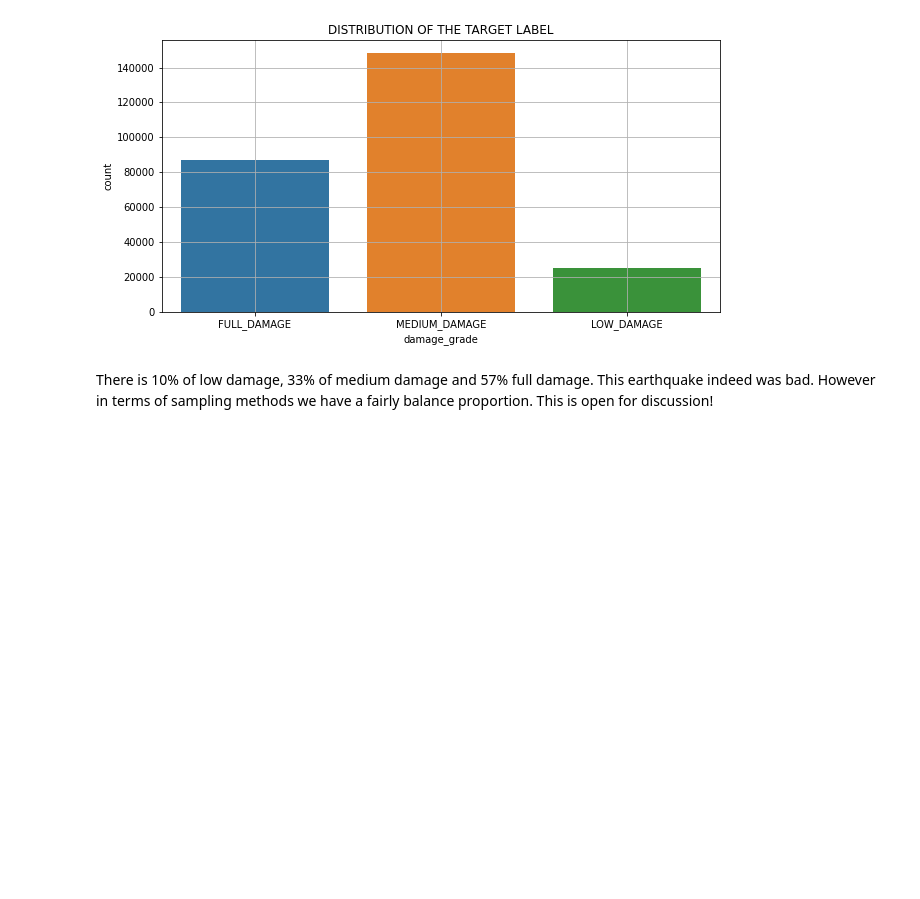
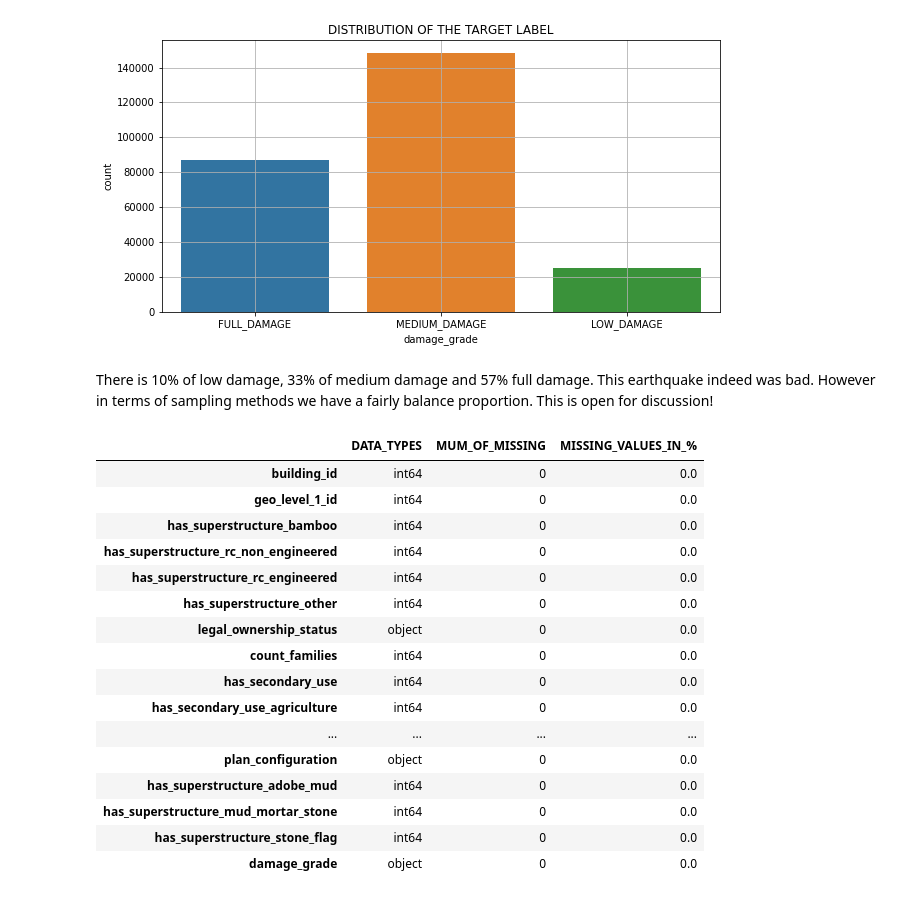
Before and after one commit to BhekiMabheka/Competitions, a Jupyter notebook: Predicting_Earthquake_Damage.ipynb, the cells around one changed output. Saved outputs shown, nothing was run; the diff lists cells and outputs as text; code cells hidden in the pictures; blank space fills up the shorter version.

```diff
--- a/Predicting_Earthquake_Damage.ipynb
+++ b/Predicting_Earthquake_Damage.ipynb
@@ -94,3 +90,31 @@ Name: damage_grade, dtype: float64
 [figure]
 # %% [markdown]
 There is 10% of low damage, 33% of medium damage and 57% full damage. This earthquake indeed was bad. However in terms of sampling methods we have a fairly balance proportion. This is open for discussion!
+# %%
+def check_missing(df):
+  missing_df =  pd.DataFrame(data = df.isnull().sum(), columns = ['MUM_OF_MISSING'])
+  data_types =  pd.DataFrame(df.dtypes, columns = ["DATA_TYPES"])
+  percent    =  pd.DataFrame(data = df.isnull().sum()/ df.isnull().count(), columns = ["MISSING_VALUES_IN_%"])
+  check_df   =  pd.concat([data_types, missing_df, percent], axis = 1).sort_values(by = 'MUM_OF_MISSING', ascending = False)
+  return check_df
+
+# Invoke(call) the function
+check_missing(df = train_df)
+# %% [output]
+|  | DATA_TYPES | MUM_OF_MISSING | MISSING_VALUES_IN_% |
+| building_id | int64 | 0 | 0.0 |
+| geo_level_1_id | int64 | 0 | 0.0 |
+| has_superstructure_bamboo | int64 | 0 | 0.0 |
+| has_superstructure_rc_non_engineered | int64 | 0 | 0.0 |
+| has_superstructure_rc_engineered | int64 | 0 | 0.0 |
+| has_superstructure_other | int64 | 0 | 0.0 |
+| legal_ownership_status | object | 0 | 0.0 |
+| count_families | int64 | 0 | 0.0 |
+| has_secondary_use | int64 | 0 | 0.0 |
+| has_secondary_use_agriculture | int64 | 0 | 0.0 |
+| ... | ... | ... | ... |
+| plan_configuration | object | 0 | 0.0 |
+| has_superstructure_adobe_mud | int64 | 0 | 0.0 |
+| has_superstructure_mud_mortar_stone | int64 | 0 | 0.0 |
+| has_superstructure_stone_flag | int64 | 0 | 0.0 |
+| damage_grade | object | 0 | 0.0 |
```
Also changed, not shown: parts of 1 cell of this notebook.
